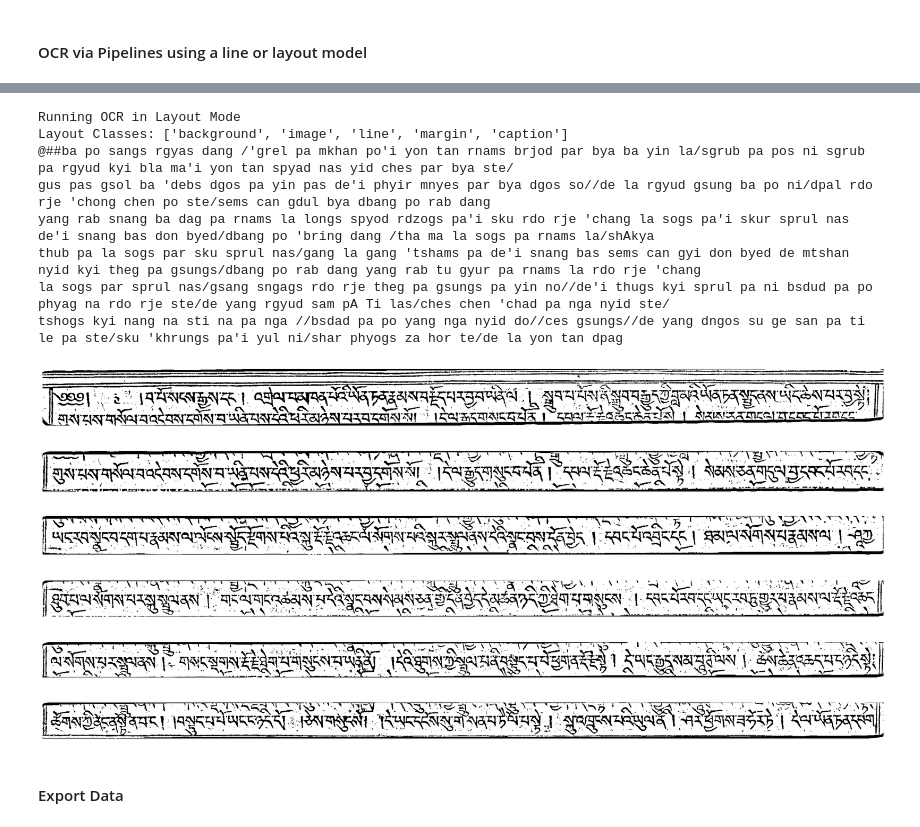
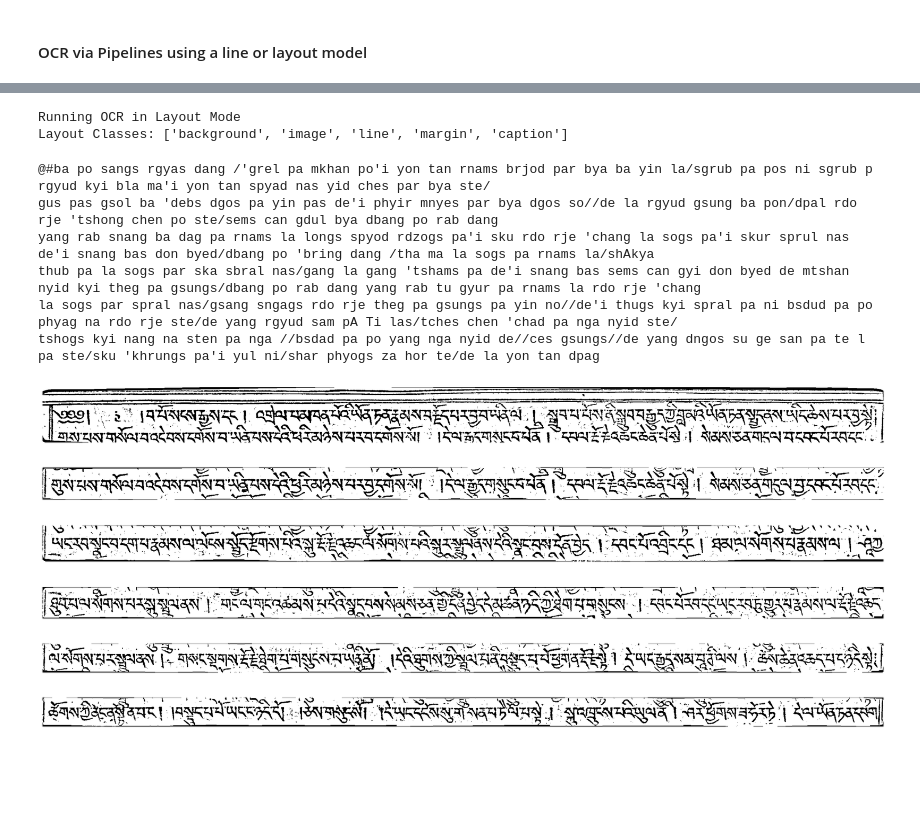
Before and after one commit to OpenPecha/OCR-Deployment, a Jupyter notebook: Demo-OCR.ipynb, the cells around one changed output, grey strips where cells are left out. Cells and saved outputs as stored; diff of their text form; code cells hidden in the pictures; blank space fills up the shorter version.

```diff
--- a/Demo-OCR.ipynb
+++ b/Demo-OCR.ipynb
@@ -69,28 +80,0 @@ tshogs kyi nang na sten pa nga //bsdad pa po yang nga nyid do//ces gsungso//de y
-# %%
-ocr_pipeline_layout = OCRPipeline(ocr_model_config, layout_model_config, output_dir)
-
-text, line_data, line_images = ocr_pipeline_layout.run_ocr(img, k_factor=1.7)
-
-for line in text:
-    print(line)
-# %% [output]
-Running OCR in Layout Mode
-Layout Classes: ['background', 'image', 'line', 'margin', 'caption']
-@##ba po sangs rgyas dang /'grel pa mkhan po'i yon tan rnams brjod par bya ba yin la/sgrub pa pos ni sgrub pa rgyud kyi bla ma'i yon tan spyad nas yid ches par bya ste/
-gus pas gsol ba 'debs dgos pa yin pas de'i phyir mnyes par bya dgos so//de la rgyud gsung ba po ni/dpal rdo rje 'chong chen po ste/sems can gdul bya dbang po rab dang
-yang rab snang ba dag pa rnams la longs spyod rdzogs pa'i sku rdo rje 'chang la sogs pa'i skur sprul nas de'i snang bas don byed/dbang po 'bring dang /tha ma la sogs pa rnams la/shAkya
-thub pa la sogs par sku sprul nas/gang la gang 'tshams pa de'i snang bas sems can gyi don byed de mtshan nyid kyi theg pa gsungs/dbang po rab dang yang rab tu gyur pa rnams la rdo rje 'chang
-la sogs par sprul nas/gsang sngags rdo rje theg pa gsungs pa yin no//de'i thugs kyi sprul pa ni bsdud pa po phyag na rdo rje ste/de yang rgyud sam pA Ti las/ches chen 'chad pa nga nyid ste/
-tshogs kyi nang na sti na pa nga //bsdad pa po yang nga nyid do//ces gsungs//de yang dngos su ge san pa ti le pa ste/sku 'khrungs pa'i yul ni/shar phyogs za hor te/de la yon tan dpag
-# %%
-for line_img in line_images:
-    show_image(line_img)
-# %% [output]
-[figure, removed]
-[figure, removed]
-[figure, removed]
-[figure, removed]
-[figure, removed]
-[figure, removed]
-# %% [markdown]
-#### Export Data
@@ -106,0 +81,31 @@ json_exporter.export_lines(img, image_name, line_data, text)
+# %%
+# layout model
+output_dir = os.path.join(data_path, "page")
+create_dir(output_dir)
+
+ocr_pipeline = OCRPipeline(ocr_model_config, layout_model_config, output_dir)
+# %% [output]
+Running OCR in Layout Mode
+Layout Classes: ['background', 'image', 'line', 'margin', 'caption']
+# %%
+text, line_data, line_images = ocr_pipeline.run_ocr(img, k_factor=1.4)
+
+for l_img, t_line in zip(line_images, text):
+    print(t_line)
+    show_image(l_img)
+
+if len(line_data.lines) > 0:
+        xml_exporter.export_lines(img, image_name, line_data, text)
+# %% [output]
+@#ba po sangs rgyas dang /'grel pa mkhan po'i yon tan rnams brjod par bya ba yin la/sgrub pa pos ni sgrub p rgyud kyi bla ma'i yon tan spyad nas yid ches par bya ste/
+gus pas gsol ba 'debs dgos pa yin pas de'i phyir mnyes par bya dgos so//de la rgyud gsung ba pon/dpal rdo rje 'tshong chen po ste/sems can gdul bya dbang po rab dang
+yang rab snang ba dag pa rnams la longs spyod rdzogs pa'i sku rdo rje 'chang la sogs pa'i skur sprul nas de'i snang bas don byed/dbang po 'bring dang /tha ma la sogs pa rnams la/shAkya
+thub pa la sogs par ska sbral nas/gang la gang 'tshams pa de'i snang bas sems can gyi don byed de mtshan nyid kyi theg pa gsungs/dbang po rab dang yang rab tu gyur pa rnams la rdo rje 'chang
+la sogs par spral nas/gsang sngags rdo rje theg pa gsungs pa yin no//de'i thugs kyi spral pa ni bsdud pa po phyag na rdo rje ste/de yang rgyud sam pA Ti las/tches chen 'chad pa nga nyid ste/
+tshogs kyi nang na sten pa nga //bsdad pa po yang nga nyid de//ces gsungs//de yang dngos su ge san pa te l pa ste/sku 'khrungs pa'i yul ni/shar phyogs za hor te/de la yon tan dpag
+[figure, added]
+[figure, added]
+[figure, added]
+[figure, added]
+[figure, added]
+[figure, added]
```
Also changed, not shown: parts of 10 cells of this notebook, 12 other files.
